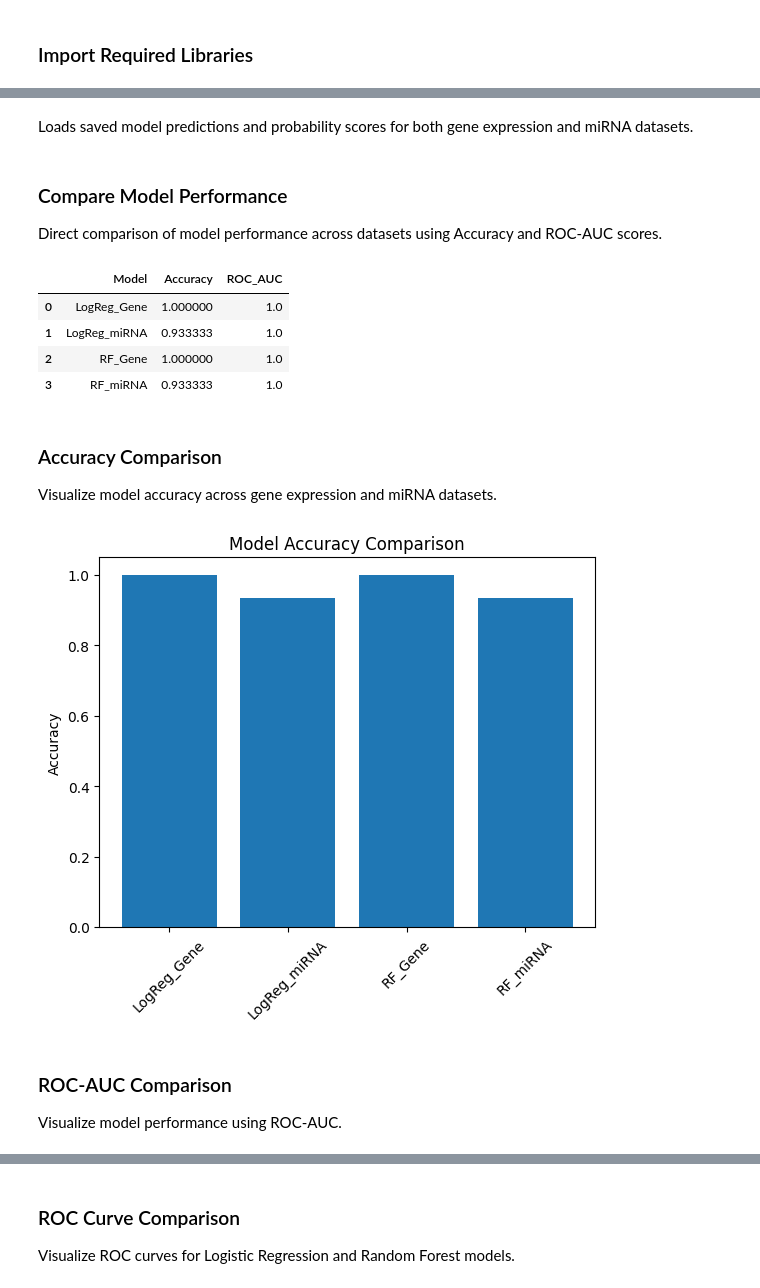
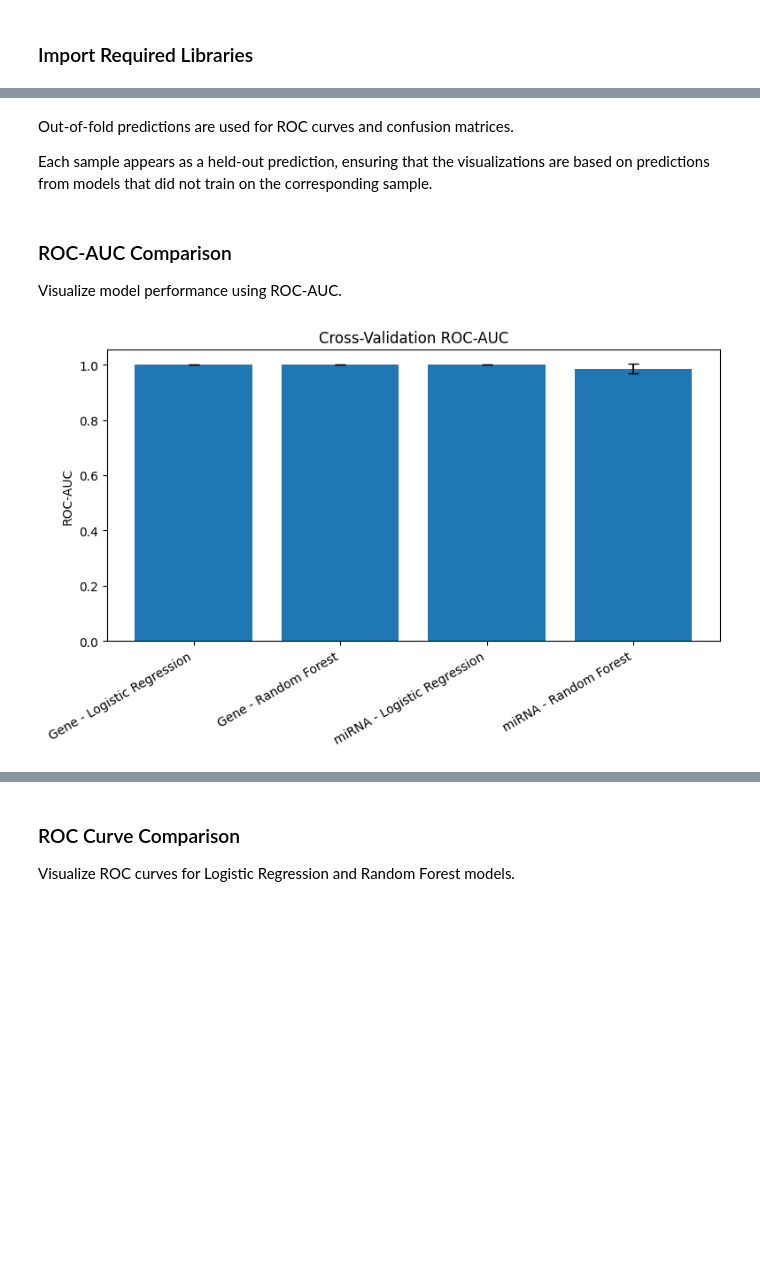
Before and after one commit to Anitej1824/PMF_GEX-miREX_ML_Comparison, a Jupyter notebook: Notebooks/04_Model_Evaluation_&_Comparison.ipynb, the cells around one changed output, grey strips where cells are left out. Drawn from its saved outputs; the diff is of its cells as text; code cells hidden in the pictures; blank space fills up the shorter version.

Commit message:
Update ML pipeline and model interpretation

```diff
--- a/Notebooks/04_Model_Evaluation_&_Comparison.ipynb
+++ b/Notebooks/04_Model_Evaluation_&_Comparison.ipynb
@@ -34,4 +42,5 @@ Load the saved model performance metrics generated in the previous notebook.
 # %%
-results = pd.read_csv("../Results/model_results.csv")
+results = pd.read_csv("../Results/Tables/Cross_Validation/Cross_Validation_Results.csv")
+
 results
 # %% [output]
@@ -43,2 +51,0 @@ results
-# %% [markdown]
-Loads saved model predictions and probability scores for both gene expression and miRNA datasets.
@@ -49,14 +52,4 @@ mirna_preds = pd.read_csv("../Results/mirna_predictions.csv")
-# %% [markdown]
-### Compare Model Performance
-
-Direct comparison of model performance across datasets using Accuracy and ROC-AUC scores.
-# %%
-# Sort by ROC-AUC for better readability
-results_sorted = results.sort_values(by="ROC_AUC", ascending=False)
-results_sorted
-# %% [output]
-|  | Model | Accuracy | ROC_AUC |
-| 0 | LogReg_Gene | 1.000000 | 1.0 |
-| 1 | LogReg_miRNA | 0.933333 | 1.0 |
-| 2 | RF_Gene | 1.000000 | 1.0 |
-| 3 | RF_miRNA | 0.933333 | 1.0 |
+# %% [markdown]
+Out-of-fold predictions are used for ROC curves and confusion matrices.
+
+Each sample appears as a held-out prediction, ensuring that the visualizations are based on predictions from models that did not train on the corresponding sample.
@@ -63,27 +71,29 @@ results_sorted
 # %% [markdown]
-### Accuracy Comparison
+### ROC-AUC Comparison
 
-Visualize model accuracy across gene expression and miRNA datasets.
+Visualize  model performance using ROC-AUC.
 # %%
-# Create a bar plot comparing model accuracies
-plt.figure()
-plt.bar(results["Model"], results["Accuracy"])
+# Plot mean ROC-AUC with standard deviation across cross-validation folds.
+plt.figure(figsize=(8, 5))
 
-# Improve readability of x-axis labels
-plt.xticks(rotation=45)
+plt.bar(
+    results["Dataset"] + " - " + results["Model"],
+    results["ROC_AUC_mean"],
+    yerr=results["ROC_AUC_std"],
+    capsize=4
+)
 
-# Label axes and title
-plt.ylabel("Accuracy")
-plt.title("Model Accuracy Comparison")
+plt.ylabel("ROC-AUC")
+plt.title("Cross-Validation ROC-AUC")
+plt.xticks(rotation=30, ha="right")
+plt.tight_layout()
 
-# Save plot to Results/Plots directory
-plt.savefig("../Results/Plots/model_accuracy_comparison.png", bbox_inches="tight")
+plt.savefig(
+    "../Results/Plots/cross_validation_roc_auc.png",
+    dpi=300,
+    bbox_inches="tight"
+)
 
-# Display the plot
 plt.show()
 # %% [output]
-[figure, old version]
+[figure, new version]
-# %% [markdown]
-### ROC-AUC Comparison
-
-Visualize  model performance using ROC-AUC.
```
Also changed, not shown: parts of 12 cells of this notebook, 30 other files.
